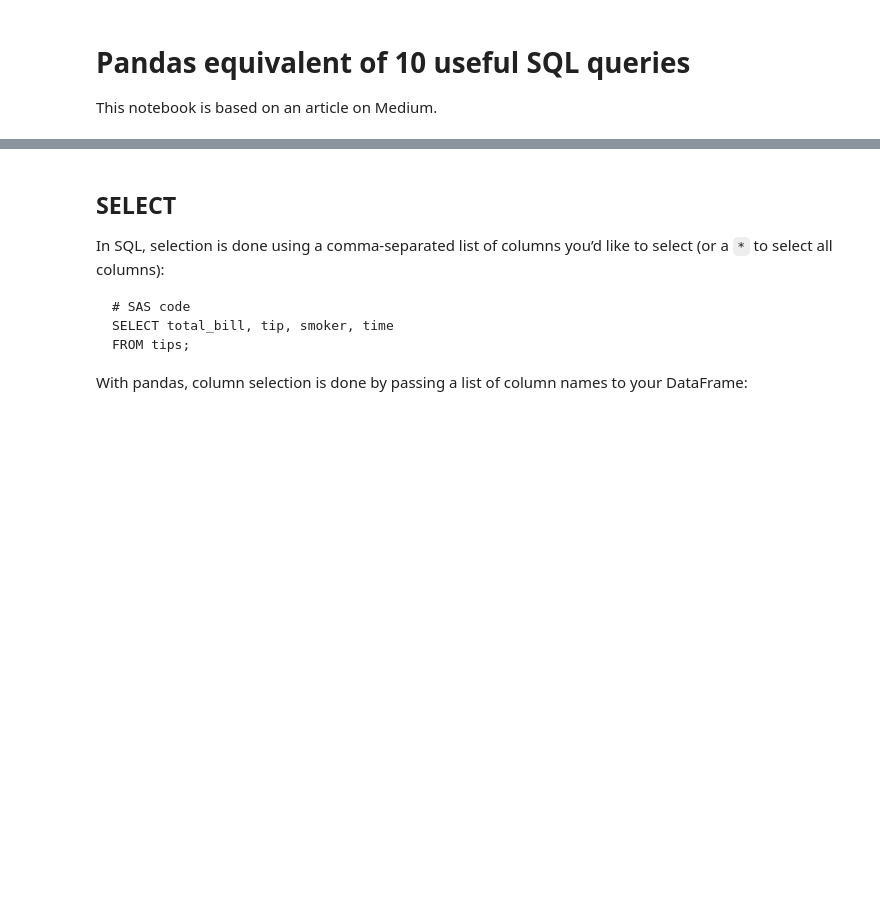
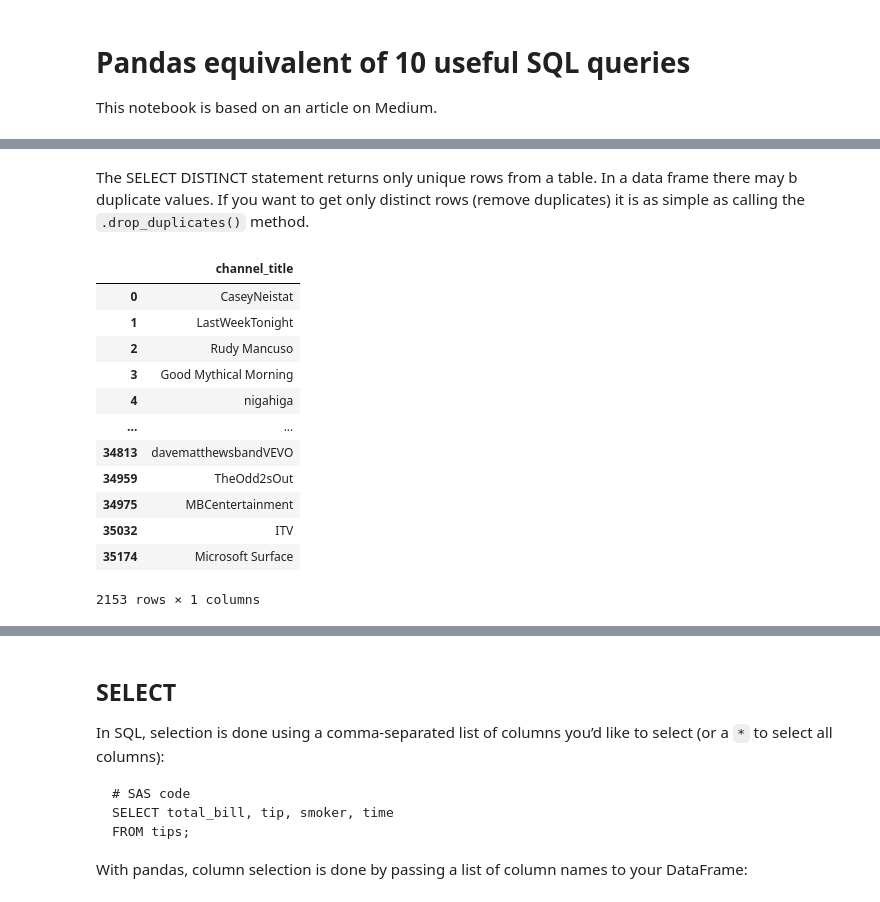
Before and after one commit to stevenkhwun/P4DS, a Jupyter notebook: SQL_in_Python_MediumArticle.ipynb, the cells around one changed output, grey strips where cells are left out. Cells and saved outputs as stored; diff of their text form; code cells hidden in the pictures; blank space fills up the shorter version.

```diff
--- a/SQL_in_Python_MediumArticle.ipynb
+++ b/SQL_in_Python_MediumArticle.ipynb
@@ -47,0 +68,18 @@ df = df.sort_values("col1")
+# %% [markdown]
+The SELECT DISTINCT statement returns only unique rows from a table. In a data frame there may b duplicate values. If you want to get only distinct rows (remove duplicates) it is as simple as calling the `.drop_duplicates()` method.
+# %%
+usvideos.loc[:, ["channel_title"]].drop_duplicates()
+# %% [output]
+|  | channel_title |
+| 0 | CaseyNeistat |
+| 1 | LastWeekTonight |
+| 2 | Rudy Mancuso |
+| 3 | Good Mythical Morning |
+| 4 | nigahiga |
+| ... | ... |
+| 34813 | davematthewsbandVEVO |
+| 34959 | TheOdd2sOut |
+| 34975 | MBCentertainment |
+| 35032 | ITV |
+| 35174 | Microsoft Surface |
+2153 rows × 1 columns
```
Also changed, not shown: parts of 11 cells of this notebook.
